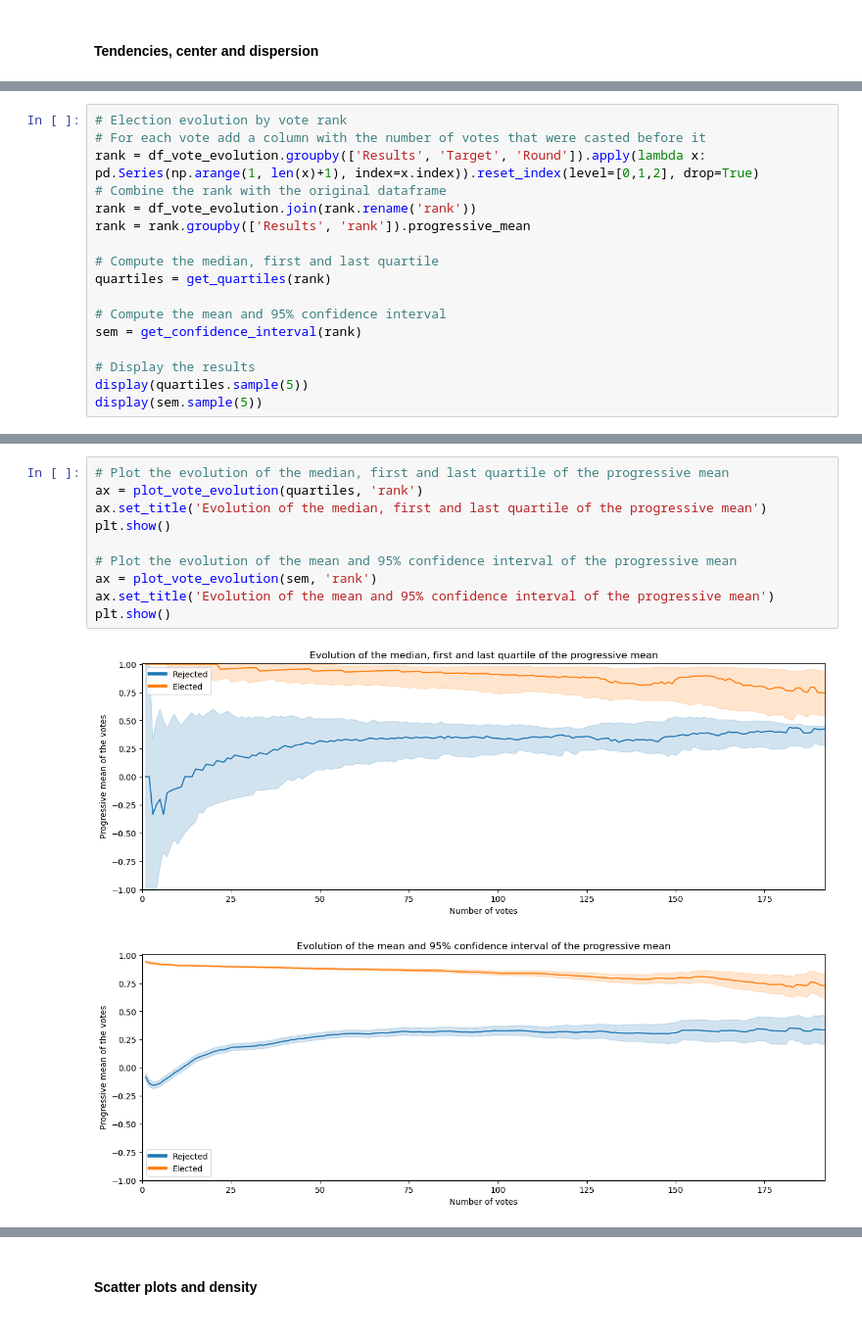
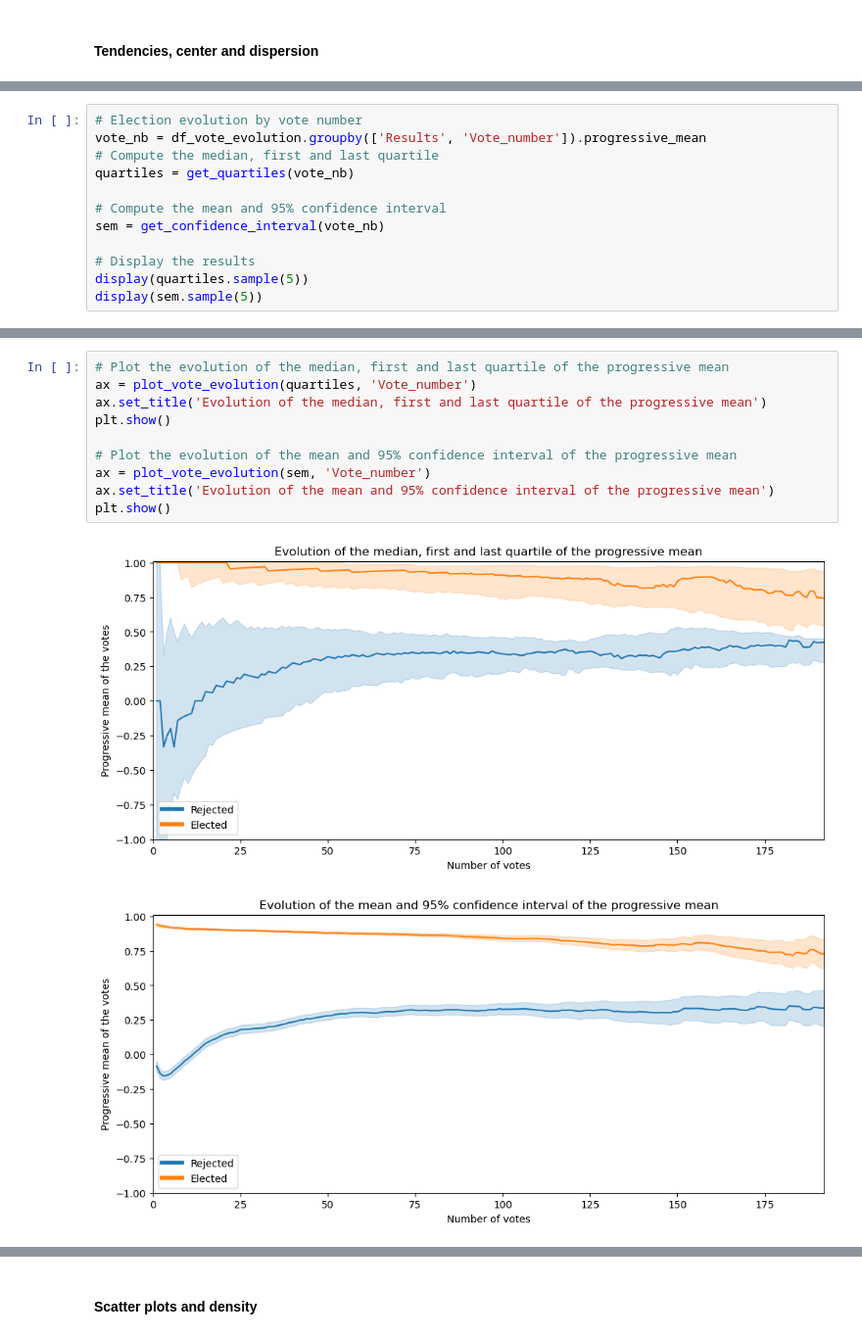
Before and after one commit to epfl-ada/ada-2023-project-abracadabra, a Jupyter notebook: time_series2.ipynb, the cells around one changed output, grey strips where cells are left out. Shown at 98% size. Cells and saved outputs as stored; diff of their text form.

Commit message:
correction of pressive mean and add processing to helper + rename vote_number

```diff
--- a/time_series2.ipynb
+++ b/time_series2.ipynb
@@ -76,16 +102,11 @@ plt.show()
 # %%
-# Election evolution by vote rank
-# For each vote add a column with the number of votes that were casted before it
-rank = df_vote_evolution.groupby(['Results', 'Target', 'Round']).apply(lambda x: pd.Series(np.arange(1, len(x)+1), index=x.index)).reset_index(level=[0,1,2], drop=True)
-# Combine the rank with the original dataframe
-rank = df_vote_evolution.join(rank.rename('rank'))
-rank = rank.groupby(['Results', 'rank']).progressive_mean
-
+# Election evolution by vote number
+vote_nb = df_vote_evolution.groupby(['Results', 'Vote_number']).progressive_mean
 # Compute the median, first and last quartile
-quartiles = get_quartiles(rank)
+quartiles = get_quartiles(vote_nb)
 
 # Compute the mean and 95% confidence interval
-sem = get_confidence_interval(rank)
+sem = get_confidence_interval(vote_nb)
 
 # Display the results
 display(quartiles.sample(5))
@@ -106,13 +127,13 @@ display(sem.sample(5))
 # %%
 # Plot the evolution of the median, first and last quartile of the progressive mean
-ax = plot_vote_evolution(quartiles, 'rank')
+ax = plot_vote_evolution(quartiles, 'Vote_number')
 ax.set_title('Evolution of the median, first and last quartile of the progressive mean')
 plt.show()
 
 # Plot the evolution of the mean and 95% confidence interval of the progressive mean
-ax = plot_vote_evolution(sem, 'rank')
+ax = plot_vote_evolution(sem, 'Vote_number')
 ax.set_title('Evolution of the mean and 95% confidence interval of the progressive mean')
 plt.show()
 # %% [output]
-[figure, old version]
+[figure, new version]
-[figure, old version]
+[figure, new version]
```
Also changed, not shown: parts of 11 cells of this notebook, 1 other file.
